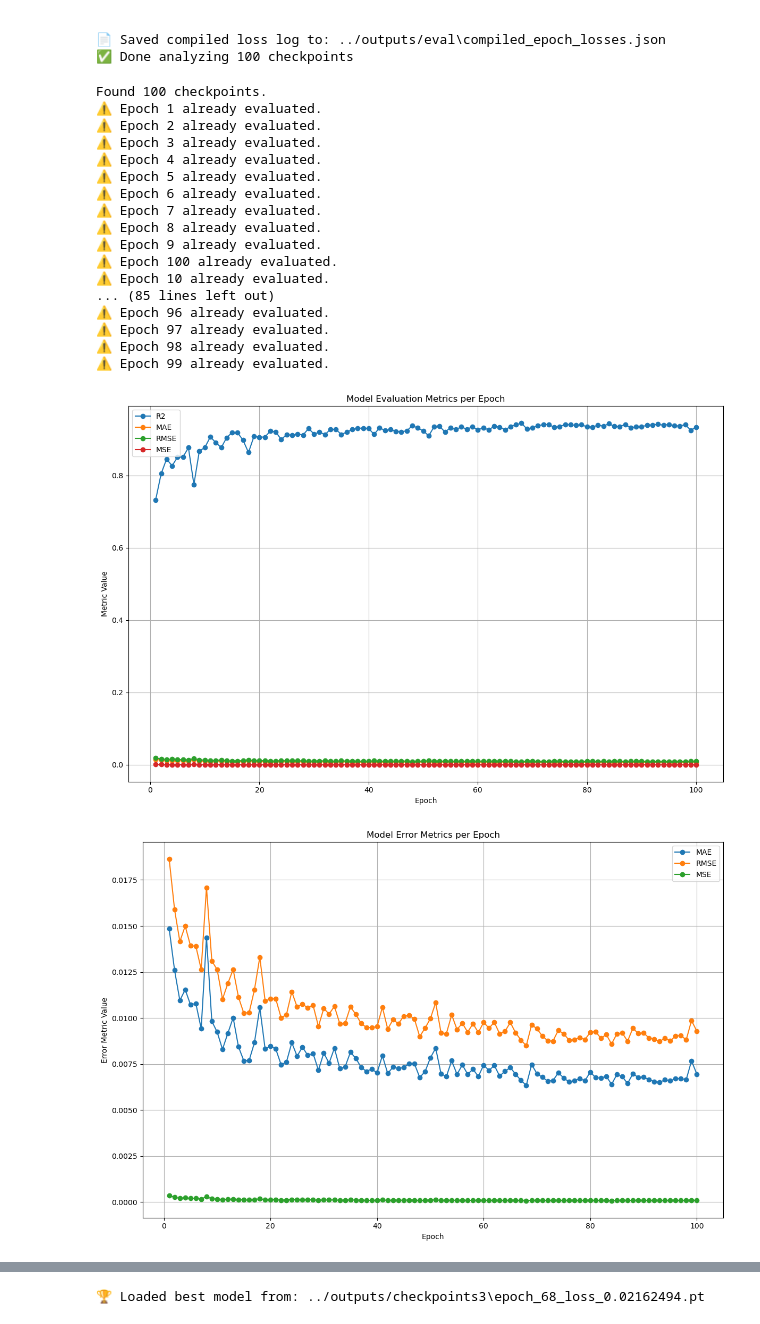
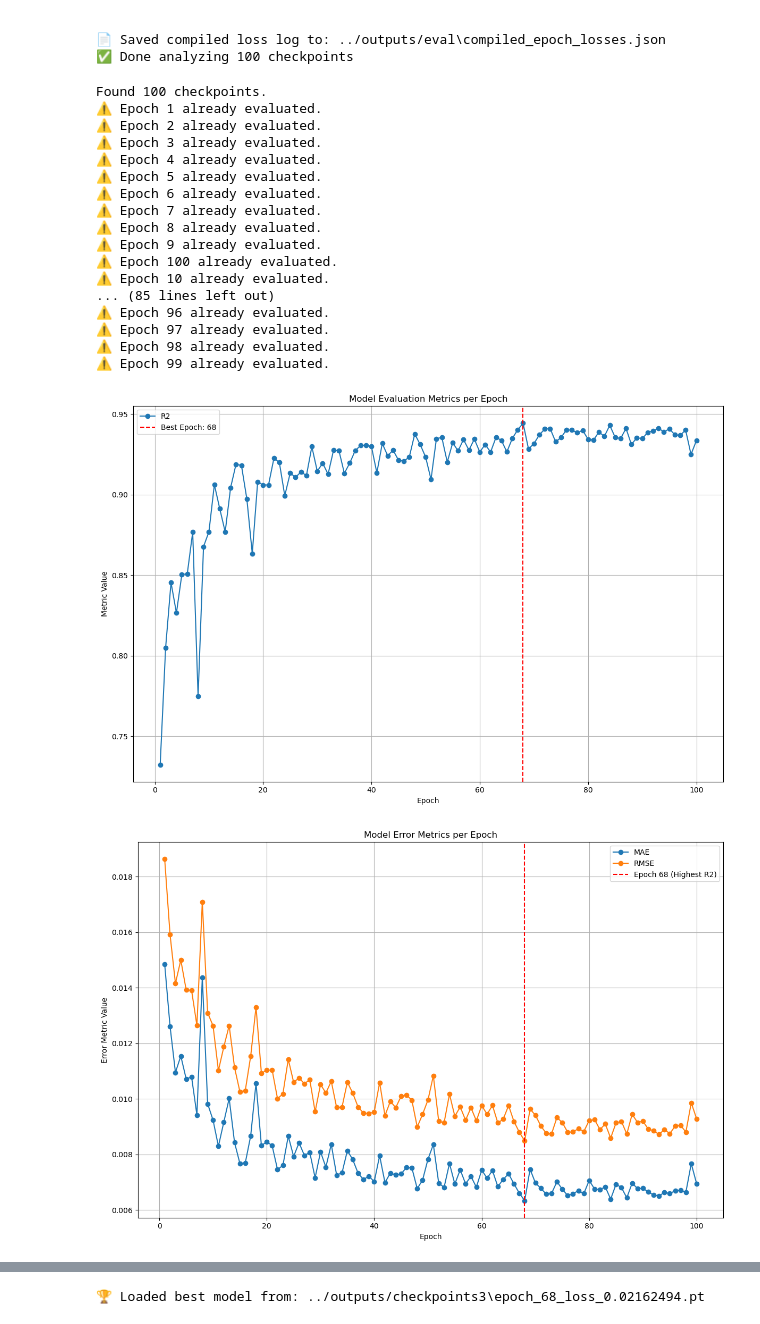
Before and after one commit to Absaar1548/Cd_results_backup, a Jupyter notebook: testing/model_new.ipynb, the cells around one changed output, grey strips where cells are left out. Drawn from its saved outputs; the diff is of its cells as text; code cells hidden in the pictures.

Commit message:
Added Max_Absolute_Error and Graph Highlight epoch

```diff
--- a/testing/model_new.ipynb
+++ b/testing/model_new.ipynb
@@ -703,9 +703,12 @@ metrics_df = pd.DataFrame([
 ]).sort_values("epoch")
 
 plt.figure(figsize=(12, 8))
-for metric in ["r2", "mae", "rmse", "mse"]:
+for metric in ["r2"]:
     plt.plot(metrics_df["epoch"], metrics_df[metric], marker="o", label=metric.upper())
 
+# Highlight the epoch with the highest R2
+best_epoch = metrics_df.loc[metrics_df["r2"].idxmax(), "epoch"]
+plt.axvline(x=best_epoch, color='red', linestyle='--', label=f"Best Epoch: {int(best_epoch)}")
 plt.xlabel("Epoch")
 plt.ylabel("Metric Value")
 plt.title("Model Evaluation Metrics per Epoch")
@@ -732,27 +735,31 @@ Found 100 checkpoints.
 ⚠️ Epoch 97 already evaluated.
 ⚠️ Epoch 98 already evaluated.
 ⚠️ Epoch 99 already evaluated.
-[figure, old version]
+[figure, new version]
 # %%
 import pandas as pd
 import matplotlib.pyplot as plt
 
 # Assuming metrics_df is created as in the provided code
 metrics_df = pd.DataFrame([
     {"epoch": int(k), **v} for k, v in metrics_log.items()
 ]).sort_values("epoch")
 
 plt.figure(figsize=(12, 8))
-for metric in ["mae", "rmse", "mse"]:
+for metric in ["mae", "rmse"]:
     plt.plot(metrics_df["epoch"], metrics_df[metric], marker="o", label=metric.upper())
 
+
+# Highlight the epoch with the highest R2 score
+highlight_epoch = metrics_df.loc[metrics_df["r2"].idxmax(), "epoch"]
+plt.axvline(x=highlight_epoch, color='red', linestyle='--', label=f"Epoch {highlight_epoch} (Highest R2)")
 plt.xlabel("Epoch")
 plt.ylabel("Error Metric Value")
 plt.title("Model Error Metrics per Epoch")
 plt.legend()
 plt.grid(True)
 plt.tight_layout()
 plt.savefig("../outputs/eval/error_metric_trends.png")
 plt.show()
 # %% [output]
-[figure, old version]
+[figure, new version]
```
Also changed, not shown: parts of 3 cells of this notebook, 11 other files.
